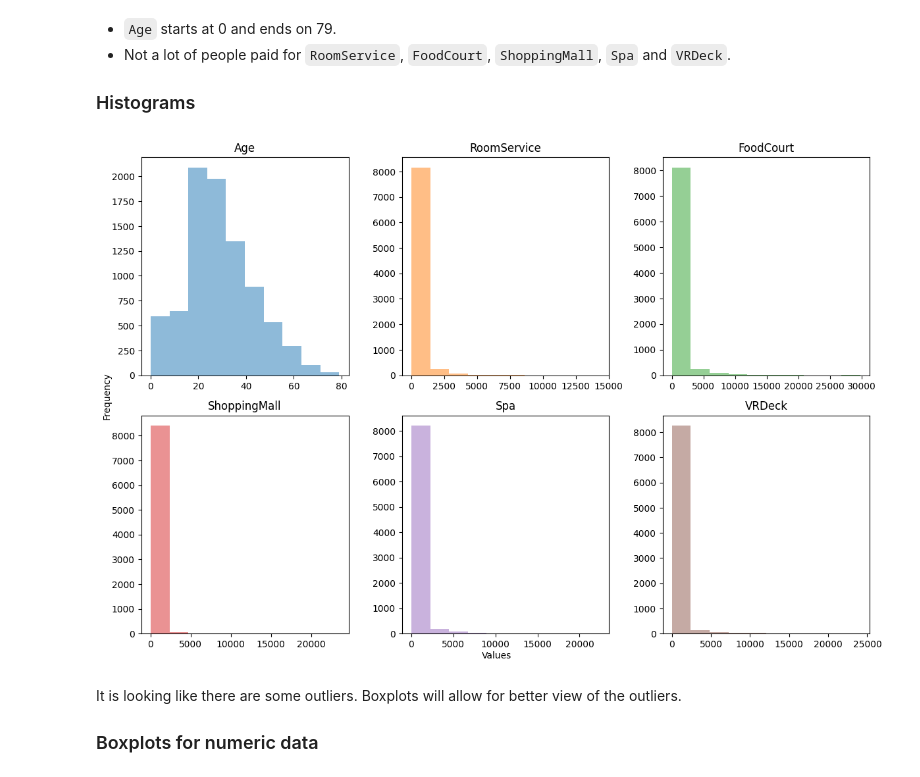
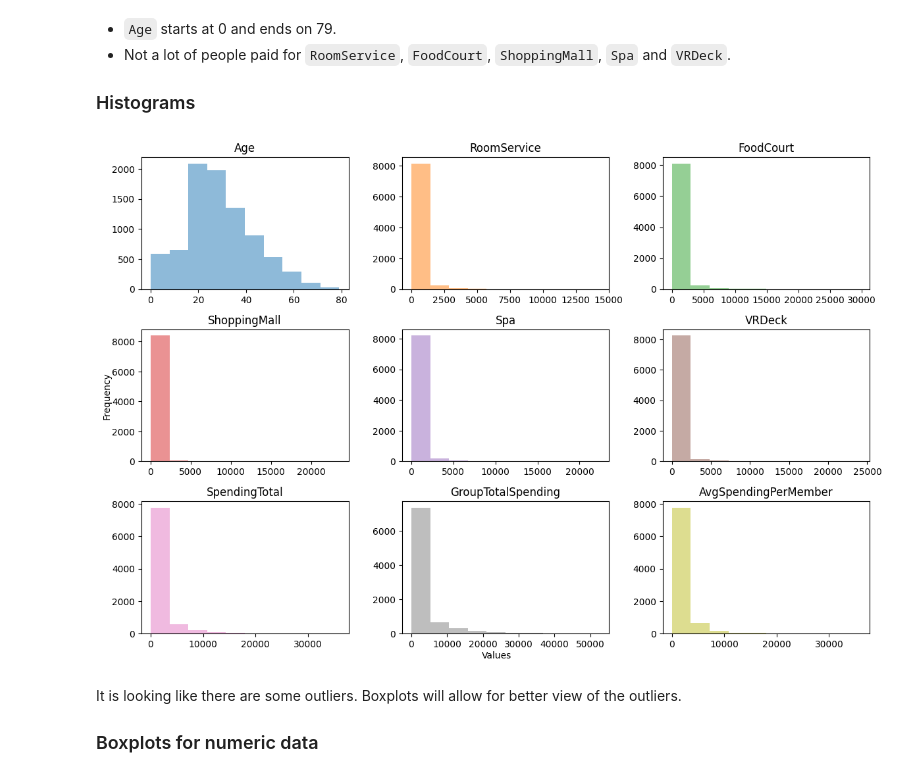
Before and after one commit to Rubic31/spaceship-titanic-project, a Jupyter notebook: notebooks/1.0-mz-initial-data-exploration.ipynb, the cells around one changed output. Saved outputs shown, nothing was run; the diff lists cells and outputs as text; code cells hidden in the pictures.

```diff
--- a/notebooks/1.0-mz-initial-data-exploration.ipynb
+++ b/notebooks/1.0-mz-initial-data-exploration.ipynb
@@ -24,7 +24,7 @@ from src.visualization.visualize import plot_hist_for_numerical
 # %% [markdown]
 # Load data
 # %%
-df = load_raw_train()
+df = load_data("raw/train.csv")
 df.shape # rows and columns
 # %% [output]
 (8693, 14)
@@ -240,10 +265,11 @@ df.describe()
 
 ### Histograms
 # %%
-numerical_features = ['Age', 'RoomService', 'FoodCourt', 'ShoppingMall', 'Spa', 'VRDeck']
+numerical_features = ['Age', 'RoomService', 'FoodCourt', 'ShoppingMall', 'Spa', 'VRDeck',
+                      'SpendingTotal', 'GroupTotalSpending', 'AvgSpendingPerMember']
 plot_hist_for_numerical(df, numerical_features)
 # %% [output]
-[figure, old version]
+[figure, new version]
 # %% [markdown]
 It is looking like there are some outliers. Boxplots will allow for better view of the outliers.
 
```
Also changed, not shown: parts of 10 cells of this notebook, 17 other files.
